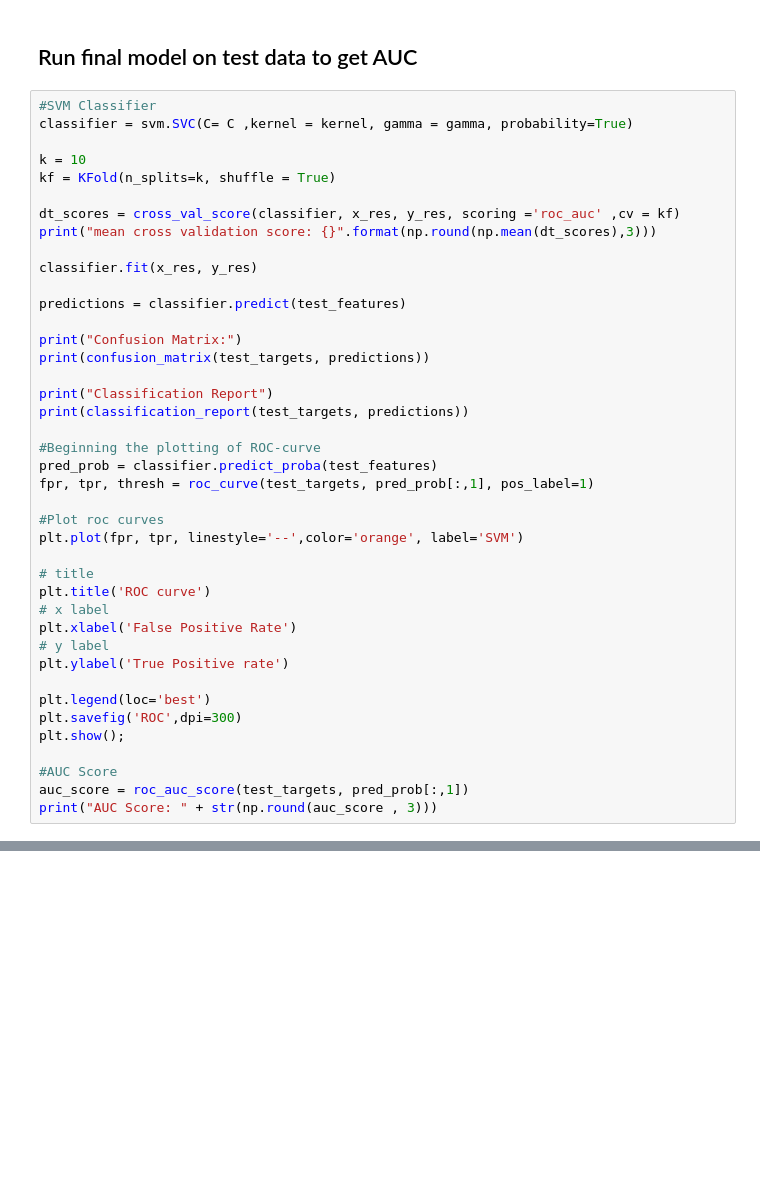
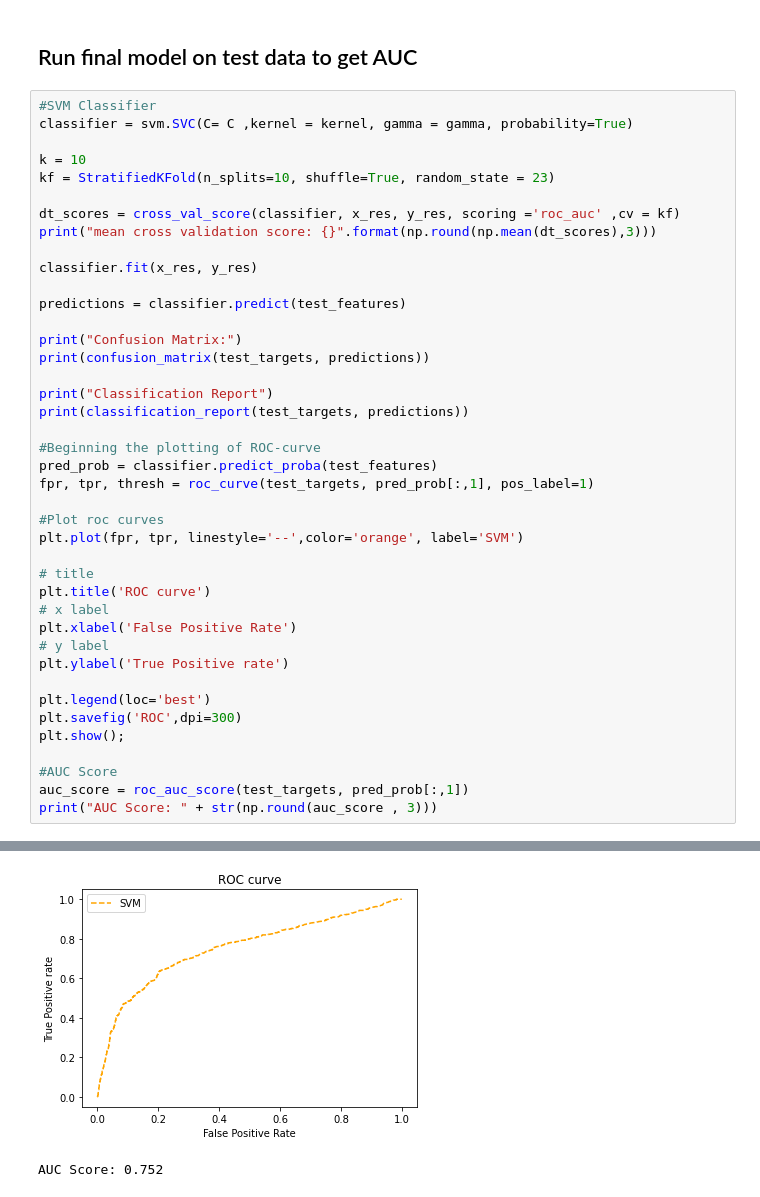
Before and after one commit to aojudo/seminar-marketing, a Jupyter notebook: SVM.ipynb, the cells around one changed output, grey strips where cells are left out. Saved outputs shown, nothing was run; the diff lists cells and outputs as text; blank space fills up the shorter version.

Commit message:
svm > stratifiedkfold

```diff
--- a/SVM.ipynb
+++ b/SVM.ipynb
@@ -184,7 +206,7 @@ pyplot.show()
 classifier = svm.SVC(C= C ,kernel = kernel, gamma = gamma, probability=True)
 
 k = 10
-kf = KFold(n_splits=k, shuffle = True)
+kf = StratifiedKFold(n_splits=10, shuffle=True, random_state = 23)
 
 dt_scores = cross_val_score(classifier, x_res, y_res, scoring ='roc_auc' ,cv = kf)
 print("mean cross validation score: {}".format(np.round(np.mean(dt_scores),3)))
@@ -220,3 +242,4 @@ plt.show();
 #AUC Score
 auc_score = roc_auc_score(test_targets, pred_prob[:,1])
 print("AUC Score: " + str(np.round(auc_score , 3)))
+# %% [output]
@@ -222,0 +259,2 @@ print("AUC Score: " + str(np.round(auc_score , 3)))
+[figure, added]
+AUC Score: 0.752
```
Also changed, not shown: parts of 6 cells of this notebook, 1 other file.
